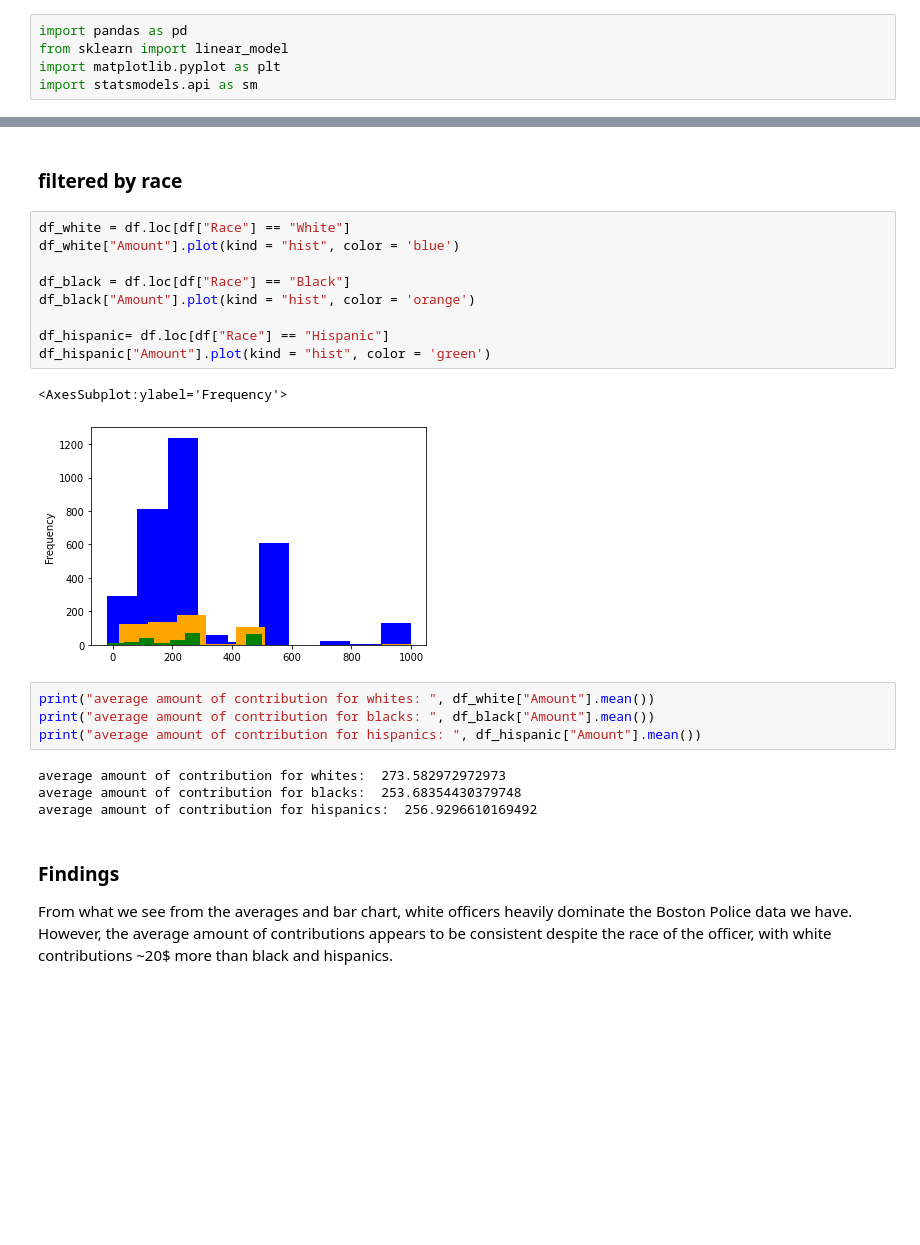
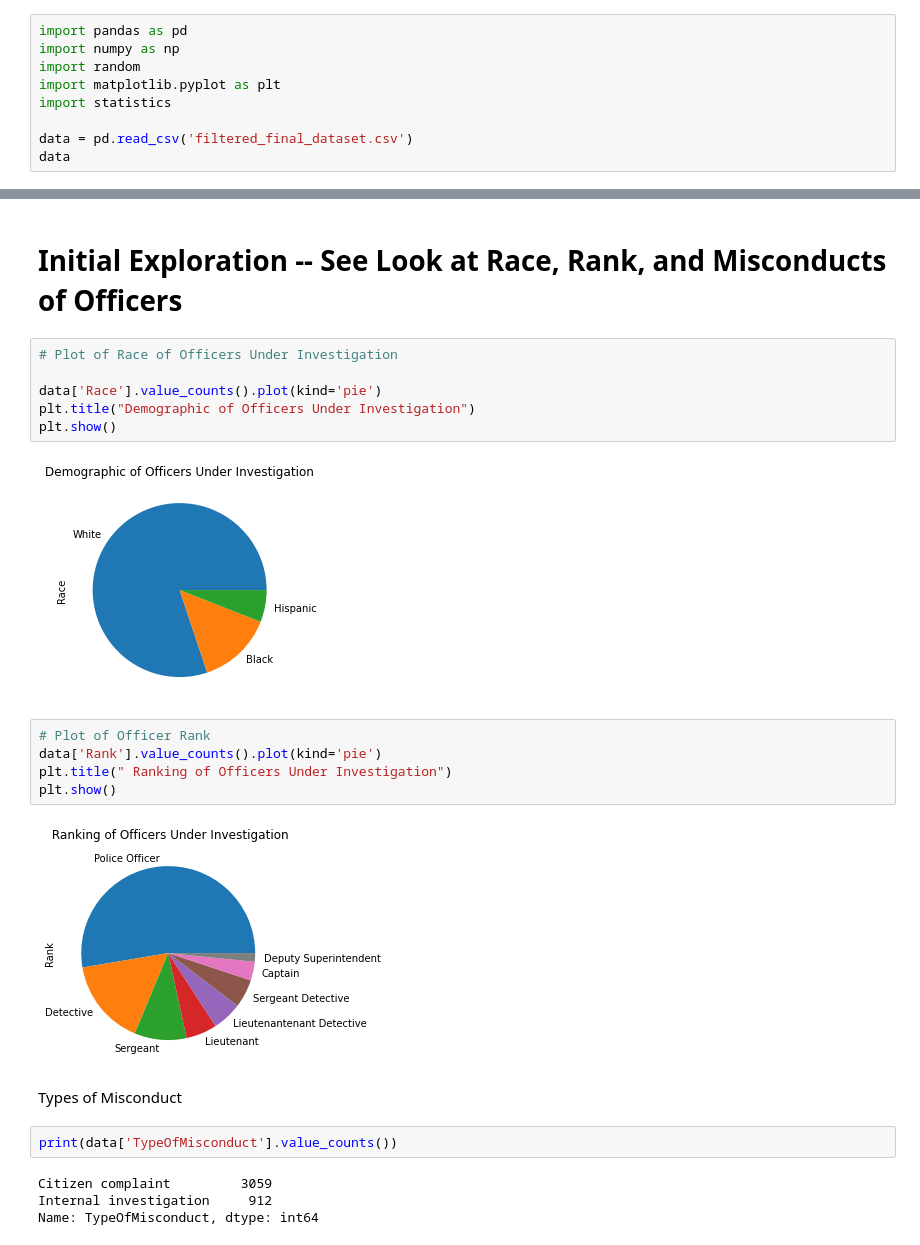
Before and after one commit to BU-Spark/CS506Spring2021Repository, a Jupyter notebook: PoliceConductProject/deliverable4/visualizations.ipynb, the cells around one changed output, grey strips where cells are left out. Cells and saved outputs as stored; diff of their text form; blank space fills up the shorter version.

```diff
--- a/PoliceConductProject/deliverable4/visualizations.ipynb
+++ b/PoliceConductProject/deliverable4/visualizations.ipynb
@@ -1,5 +1,9 @@
 # %%
 import pandas as pd
-from sklearn import linear_model
+import numpy as np
+import random
 import matplotlib.pyplot as plt
-import statsmodels.api as sm
+import statistics
+
+data = pd.read_csv('filtered_final_dataset.csv')
+data
@@ -91,25 +24,25 @@ df['Rank'].value_counts().plot(kind='pie')
-# %% [markdown]
-###  filtered by race
-# %%
-df_white = df.loc[df["Race"] == "White"]
-df_white["Amount"].plot(kind = "hist", color = 'blue')
-
-df_black = df.loc[df["Race"] == "Black"]
-df_black["Amount"].plot(kind = "hist", color = 'orange')
-
-df_hispanic= df.loc[df["Race"] == "Hispanic"]
-df_hispanic["Amount"].plot(kind = "hist", color = 'green')
-# %% [output]
-<AxesSubplot:ylabel='Frequency'>
-[figure, removed]
-# %%
-print("average amount of contribution for whites: ", df_white["Amount"].mean())
-print("average amount of contribution for blacks: ", df_black["Amount"].mean())
-print("average amount of contribution for hispanics: ", df_hispanic["Amount"].mean())
-# %% [output]
-average amount of contribution for whites:  273.582972972973
-average amount of contribution for blacks:  253.68354430379748
-average amount of contribution for hispanics:  256.9296610169492
-# %% [markdown]
-### Findings
-From what we see from the averages and bar chart, white officers heavily dominate the Boston Police data we have. However, the average amount of contributions appears to be consistent despite the race of the officer, with white contributions ~20$ more than black and hispanics.
+# %% [markdown]
+# Initial Exploration -- See Look at Race, Rank, and Misconducts of Officers
+# %%
+# Plot of Race of Officers Under Investigation
+
+data['Race'].value_counts().plot(kind='pie')
+plt.title("Demographic of Officers Under Investigation")
+plt.show()
+# %% [output]
+[figure, added]
+# %%
+# Plot of Officer Rank
+data['Rank'].value_counts().plot(kind='pie')
+plt.title(" Ranking of Officers Under Investigation")
+plt.show()
+# %% [output]
+[figure, added]
+# %% [markdown]
+Types of Misconduct
+# %%
+print(data['TypeOfMisconduct'].value_counts())
+# %% [output]
+Citizen complaint         3059
+Internal investigation     912
+Name: TypeOfMisconduct, dtype: int64
```
Also changed, not shown: parts of 17 cells of this notebook, 1 other file.
